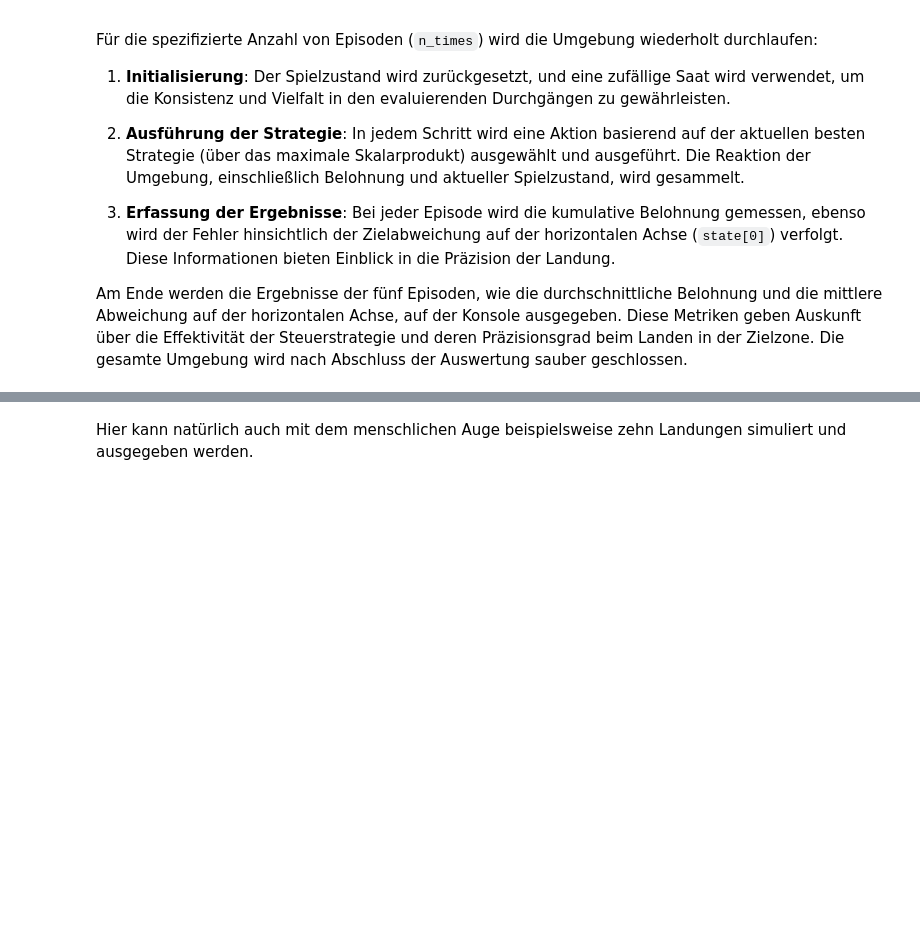
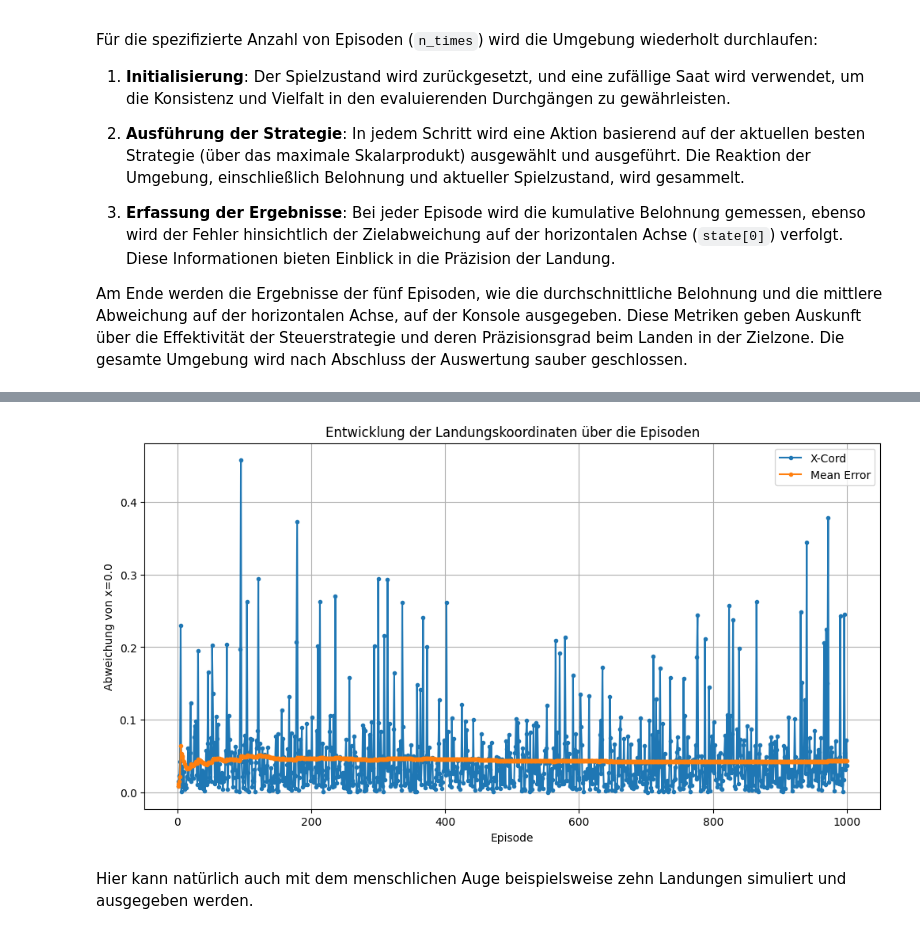
Before and after one commit to Greifenhard/LunarLander-Automatisation, a Jupyter notebook: GA_LunarLander.ipynb, the cells around one changed output, grey strips where cells are left out. Drawn from its saved outputs; the diff is of its cells as text; code cells hidden in the pictures; blank space fills up the shorter version.

```diff
--- a/GA_LunarLander.ipynb
+++ b/GA_LunarLander.ipynb
@@ -250,3 +265,16 @@ Average Score over 1000 episodes: 246.5653 with mean error from x = 0: 0.04
+# %%
+# Plot: Entfernung zu x=0
+plt.figure(figsize=(12, 6))
+plt.plot(range(1, 1001), err, marker=".", label="X-Cord")
+plt.plot(range(1, 1001), [np.mean(err[:x]) for x in range(1, 1001)], marker=".", label="Mean Error")
+plt.title('Entwicklung der Landungskoordinaten über die Episoden')
+plt.legend()
+plt.xlabel('Episode')
+plt.ylabel('Abweichung von x=0.0')
+plt.grid()
+plt.show()
+# %% [output]
+[figure, added]
 # %% [markdown]
 Hier kann natürlich auch mit dem menschlichen Auge beispielsweise zehn Landungen simuliert und ausgegeben werden.
 # %%
```
Also changed, not shown: parts of 2 cells of this notebook, 1 other file.
